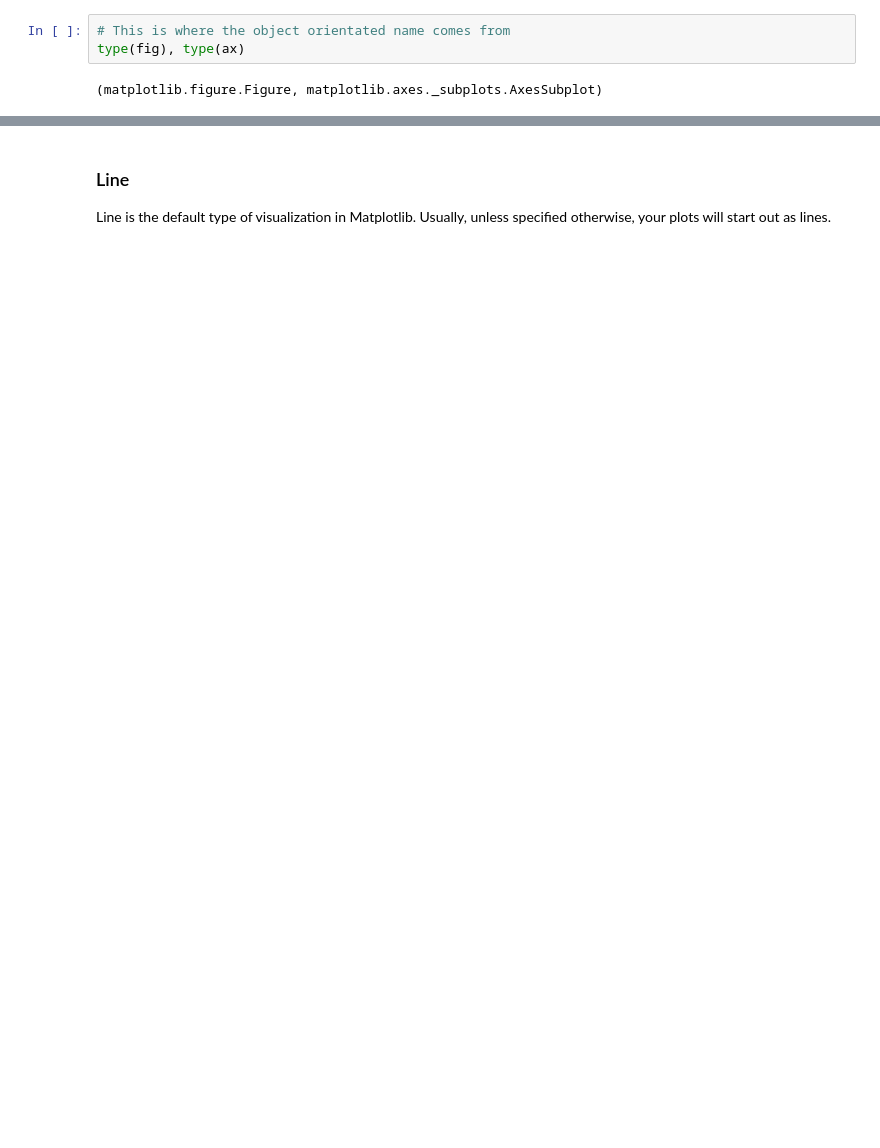
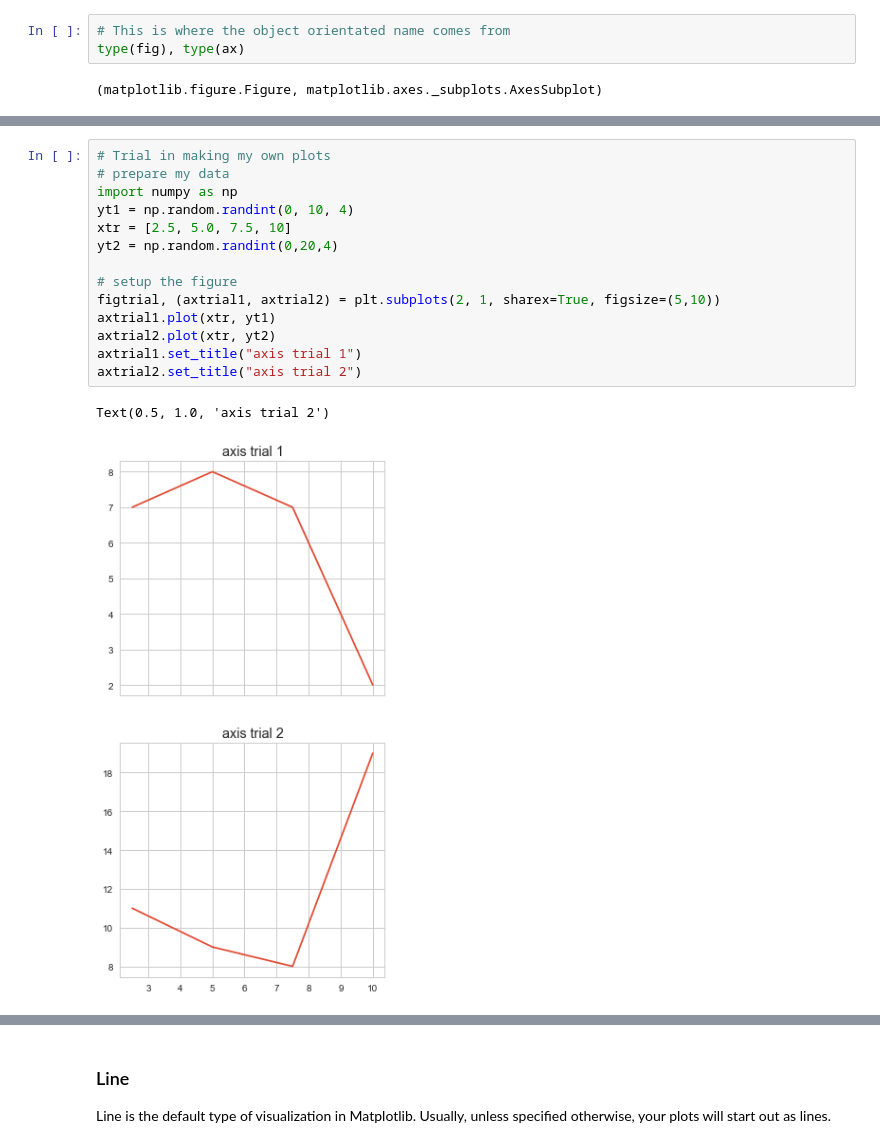
Before and after one commit to m00racle/zero-to-mastery-ml, a Jupyter notebook: section-2-data-science-and-ml-tools/introduction-to-matplotlib-video.ipynb, the cells around one changed output, grey strips where cells are left out. Saved outputs shown, nothing was run; the diff lists cells and outputs as text; blank space fills up the shorter version.

```diff
--- a/section-2-data-science-and-ml-tools/introduction-to-matplotlib-video.ipynb
+++ b/section-2-data-science-and-ml-tools/introduction-to-matplotlib-video.ipynb
@@ -128,0 +133,17 @@ fig.savefig("../images/simple-plot.png")
+# %%
+# Trial in making my own plots
+# prepare my data
+import numpy as np
+yt1 = np.random.randint(0, 10, 4)
+xtr = [2.5, 5.0, 7.5, 10]
+yt2 = np.random.randint(0,20,4)
+
+# setup the figure
+figtrial, (axtrial1, axtrial2) = plt.subplots(2, 1, sharex=True, figsize=(5,10))
+axtrial1.plot(xtr, yt1)
+axtrial2.plot(xtr, yt2)
+axtrial1.set_title("axis trial 1")
+axtrial2.set_title("axis trial 2")
+# %% [output]
+Text(0.5, 1.0, 'axis trial 2')
+[figure, added]
```
Also changed, not shown: parts of 52 cells of this notebook, 1 other file.
